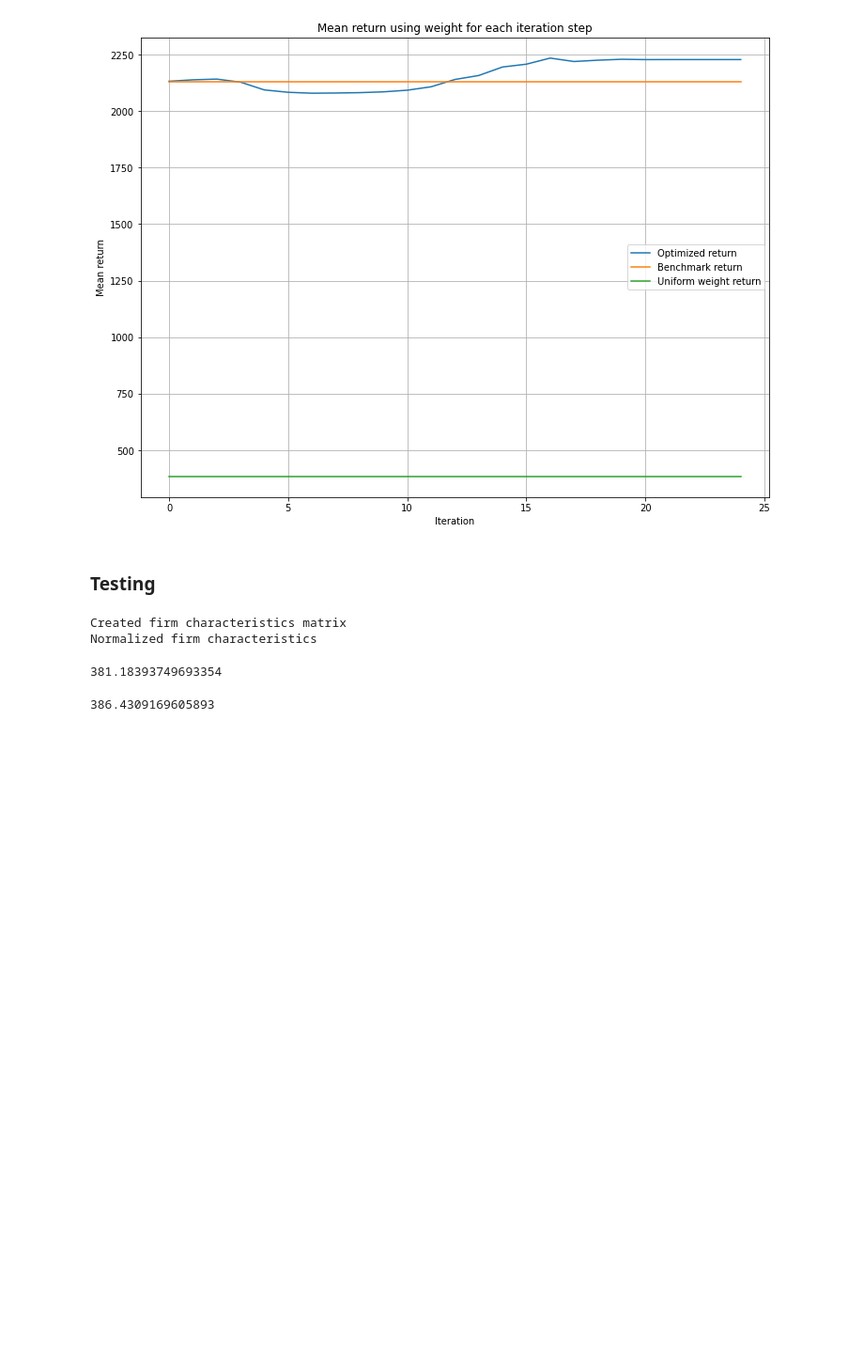
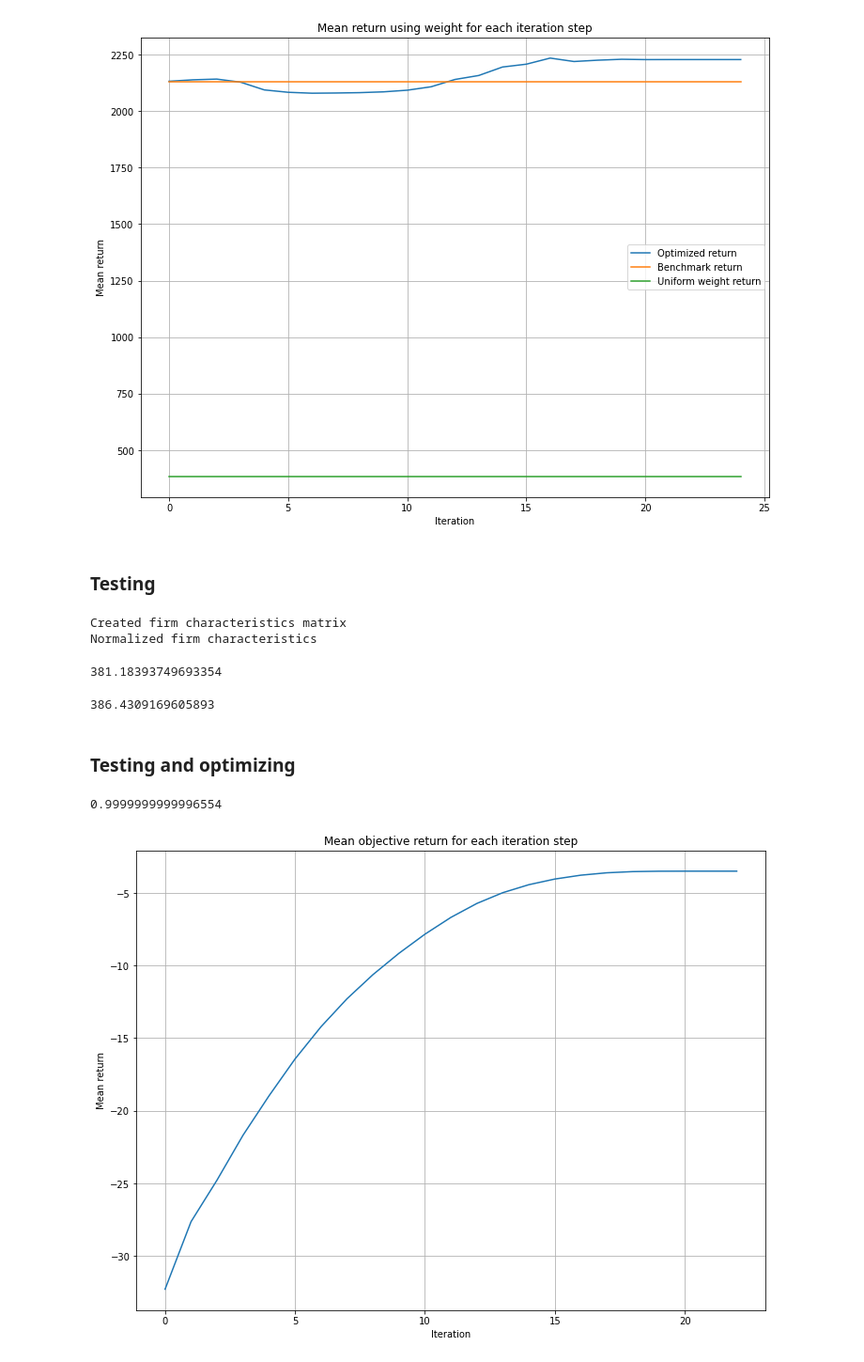
Before and after one commit to gabrielvieira37/master_thesis, a Jupyter notebook: prototype/article_prototype.ipynb, the cells around one changed output. Shown at 94% size. Saved outputs shown, nothing was run; the diff lists cells and outputs as text; code cells hidden in the pictures; blank space fills up the shorter version.

Commit message:
Add 10-fold training, add optimization and evaluation of test using one sample at time, add mean theta from 10-fold comparison to benchmark return

```diff
--- a/prototype/article_prototype.ipynb
+++ b/prototype/article_prototype.ipynb
@@ -634,3 +633,5 @@ mean_return = sum(sum(w_val*r_val))
 mean_return
 # %% [output]
 386.4309169605893
+# %% [markdown]
+### Testing and optimizing
@@ -636,0 +645,16 @@ mean_return
+# %%
+sum(np.sum(w_sol, axis=1)/time)
+# %% [output]
+0.9999999999996554
+# %%
+x = range(len(mean_obj_r))
+plt.figure(figsize=(12,9))
+plt.title("Mean objective return for each iteration step")
+plt.plot(x, mean_obj_r)
+plt.xlabel('Iteration')
+plt.ylabel('Mean return')
+plt.ticklabel_format(style='plain')
+plt.grid()
+plt.show()
+# %% [output]
+[figure, added]
```
Also changed, not shown: parts of 29 cells of this notebook.
